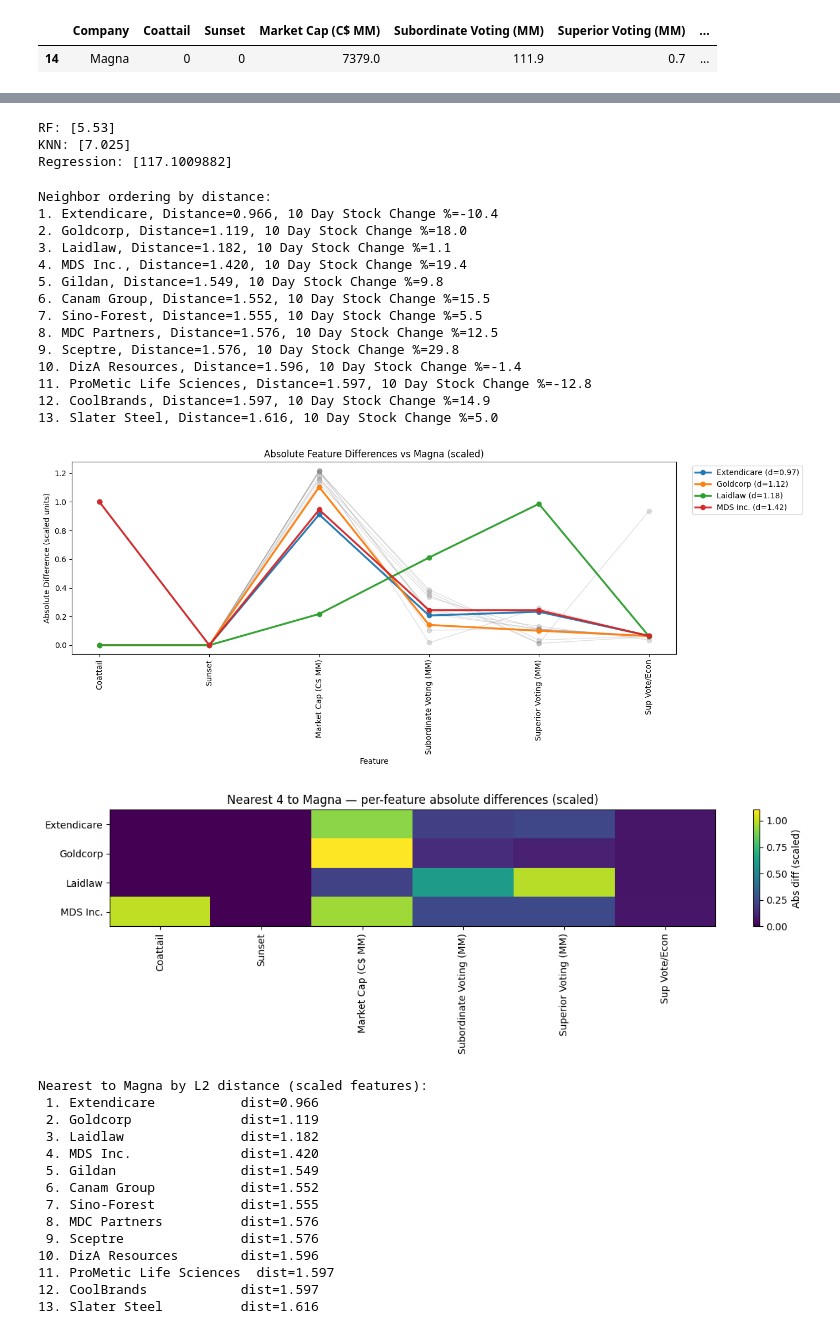
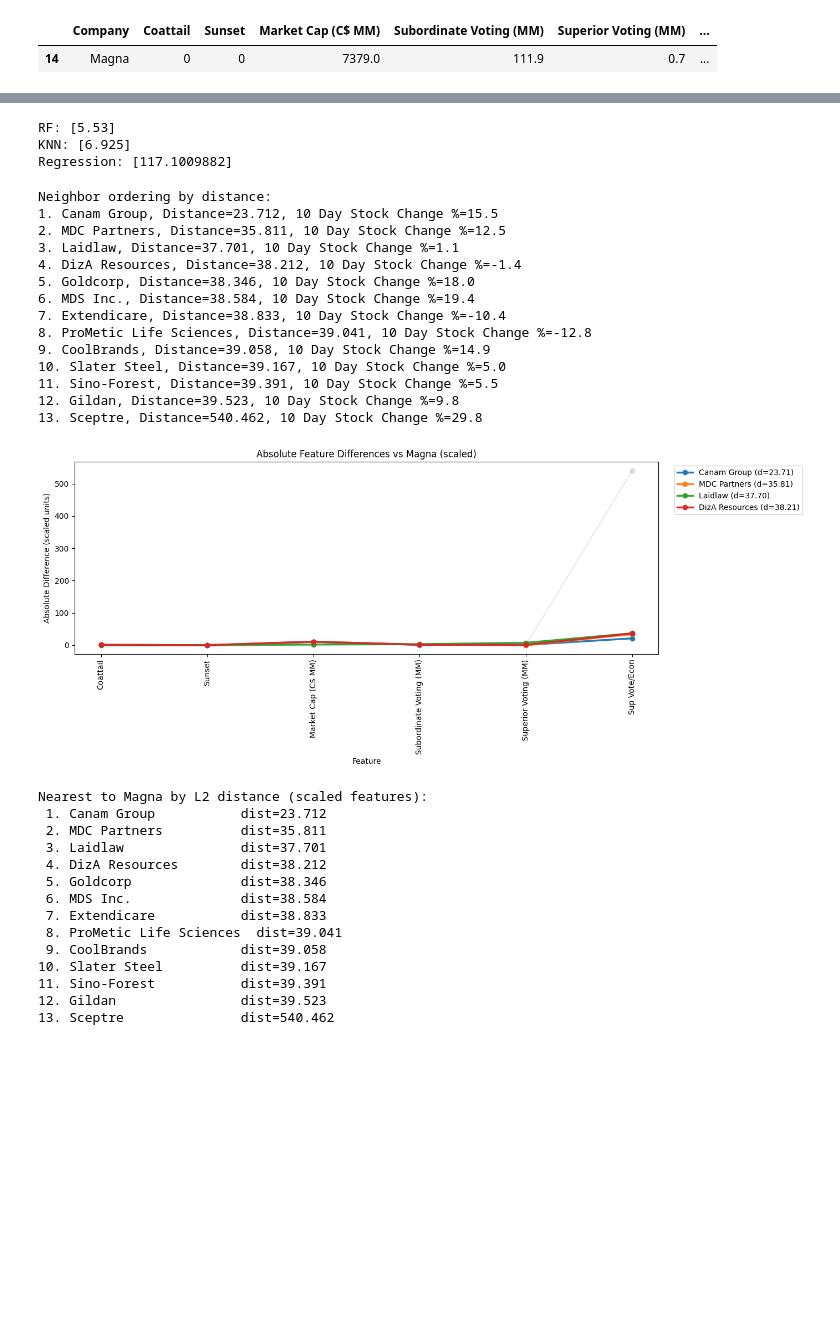
Before and after one commit to rohank36/fine490_case2, a Jupyter notebook: analysis.ipynb, the cells around one changed output, grey strips where cells are left out. Saved outputs shown, nothing was run; the diff lists cells and outputs as text; code cells hidden in the pictures; blank space fills up the shorter version.

```diff
--- a/analysis.ipynb
+++ b/analysis.ipynb
@@ -173,5 +173,7 @@ from sklearn.preprocessing import MinMaxScaler, RobustScaler
 # %%
-scaler = MinMaxScaler()
+#scaler = MinMaxScaler()
+scaler = RobustScaler()
+#scaler = StandardScaler()
 X_scaled = scaler.fit_transform(X)
 X_scaled = pd.DataFrame(X_scaled, columns=X.columns)
 # %%
@@ -415,7 +422,7 @@ print(f"KNN: {knn_pred}")
 print(f"Regression: {reg_pred}")
 # %% [output]
 RF: [5.53]
-KNN: [7.025]
+KNN: [6.925]
 Regression: [117.1009882]
 # %%
 distances, indices = knn_model.kneighbors(MAGNA_SCALED, n_neighbors=len(X_scaled))
@@ -425,19 +432,19 @@ for rank, (idx, dist) in enumerate(zip(indices[0], distances[0]), start=1):
     print(f"{rank}. {data.iloc[idx]['Company']}, Distance={dist:.3f}, 10 Day Stock Change %={Y.iloc[idx]}")
 # %% [output]
 Neighbor ordering by distance:
-1. Extendicare, Distance=0.966, 10 Day Stock Change %=-10.4
-2. Goldcorp, Distance=1.119, 10 Day Stock Change %=18.0
-3. Laidlaw, Distance=1.182, 10 Day Stock Change %=1.1
-4. MDS Inc., Distance=1.420, 10 Day Stock Change %=19.4
-5. Gildan, Distance=1.549, 10 Day Stock Change %=9.8
-6. Canam Group, Distance=1.552, 10 Day Stock Change %=15.5
-7. Sino-Forest, Distance=1.555, 10 Day Stock Change %=5.5
-8. MDC Partners, Distance=1.576, 10 Day Stock Change %=12.5
-9. Sceptre, Distance=1.576, 10 Day Stock Change %=29.8
-10. DizA Resources, Distance=1.596, 10 Day Stock Change %=-1.4
-11. ProMetic Life Sciences, Distance=1.597, 10 Day Stock Change %=-12.8
-12. CoolBrands, Distance=1.597, 10 Day Stock Change %=14.9
-13. Slater Steel, Distance=1.616, 10 Day Stock Change %=5.0
+1. Canam Group, Distance=23.712, 10 Day Stock Change %=15.5
+2. MDC Partners, Distance=35.811, 10 Day Stock Change %=12.5
+3. Laidlaw, Distance=37.701, 10 Day Stock Change %=1.1
+4. DizA Resources, Distance=38.212, 10 Day Stock Change %=-1.4
+5. Goldcorp, Distance=38.346, 10 Day Stock Change %=18.0
+6. MDS Inc., Distance=38.584, 10 Day Stock Change %=19.4
+7. Extendicare, Distance=38.833, 10 Day Stock Change %=-10.4
+8. ProMetic Life Sciences, Distance=39.041, 10 Day Stock Change %=-12.8
+9. CoolBrands, Distance=39.058, 10 Day Stock Change %=14.9
+10. Slater Steel, Distance=39.167, 10 Day Stock Change %=5.0
+11. Sino-Forest, Distance=39.391, 10 Day Stock Change %=5.5
+12. Gildan, Distance=39.523, 10 Day Stock Change %=9.8
+13. Sceptre, Distance=540.462, 10 Day Stock Change %=29.8
 # %%
 # --- Absolute differences vs Magna (in scaled feature space) ---
 # Make sure MAGNA_SCALED is a single-row DataFrame aligned to X.columns (you already have this)
@@ -453,60 +460,47 @@ neighbor_rank = l2_dist.sort_values()
 # Pick how many nearest neighbors to highlight
 TOP_K = 4
 topk_idx = neighbor_rank.index[:TOP_K]
 
 # --- Plot: spaghetti lines by feature, highlight nearest neighbors ---
 fig, ax = plt.subplots(figsize=(14, 6))
 
 # Plot all companies faintly
 for idx in abs_diffs.index:
     ax.plot(abs_diffs.columns, abs_diffs.loc[idx].values,
             marker="o", linewidth=1, alpha=0.25, color="gray")
 
 # Highlight the TOP_K nearest neighbors with labels
 for idx in topk_idx:
     ax.plot(abs_diffs.columns, abs_diffs.loc[idx].values,
             marker="o", linewidth=2.5, alpha=0.95,
             label=f"{data.loc[idx, 'Company']} (d={neighbor_rank.loc[idx]:.2f})")
 
 ax.set_title("Absolute Feature Differences vs Magna (scaled)")
 ax.set_xlabel("Feature")
-ax.set_ylabel("Absolute Difference (scaled units)")  # MinMax-scaled in your code
+ax.set_ylabel("Absolute Difference (scaled units)")
 plt.xticks(rotation=90)
 plt.legend(bbox_to_anchor=(1.02, 1), loc='upper left')
 plt.tight_layout()
 plt.show()
 
-# --- (Optional) Heatmap for the TOP_K nearest neighbors ---
-fig, ax = plt.subplots(figsize=(12, 0.5 * TOP_K + 2))
-im = ax.imshow(abs_diffs.loc[topk_idx, :], aspect="auto")
-ax.set_yticks(range(len(topk_idx)))
-ax.set_yticklabels(data.loc[topk_idx, "Company"])
-ax.set_xticks(range(len(abs_diffs.columns)))
-ax.set_xticklabels(abs_diffs.columns, rotation=90)
-ax.set_title(f"Nearest {TOP_K} to Magna — per-feature absolute differences (scaled)")
-cbar = plt.colorbar(im, ax=ax)
-cbar.set_label("Abs diff (scaled)")
-plt.tight_layout()
-plt.show()
 
-# --- (Optional) print the neighbor ordering with distances ---
+# print the neighbor ordering with distances
 print("Nearest to Magna by L2 distance (scaled features):")
 for i, (idx, d) in enumerate(neighbor_rank.items(), start=1):
     print(f"{i:2d}. {data.loc[idx, 'Company']:<20}  dist={d:.3f}")
 # %% [output]
-[figure, old version]
+[figure, new version]
-[figure, removed]
 Nearest to Magna by L2 distance (scaled features):
- 1. Extendicare           dist=0.966
- 2. Goldcorp              dist=1.119
- 3. Laidlaw               dist=1.182
- 4. MDS Inc.              dist=1.420
- 5. Gildan                dist=1.549
- 6. Canam Group           dist=1.552
- 7. Sino-Forest           dist=1.555
- 8. MDC Partners          dist=1.576
- 9. Sceptre               dist=1.576
-10. DizA Resources        dist=1.596
-11. ProMetic Life Sciences  dist=1.597
-12. CoolBrands            dist=1.597
-13. Slater Steel          dist=1.616
+ 1. Canam Group           dist=23.712
+ 2. MDC Partners          dist=35.811
+ 3. Laidlaw               dist=37.701
+ 4. DizA Resources        dist=38.212
+ 5. Goldcorp              dist=38.346
+ 6. MDS Inc.              dist=38.584
+ 7. Extendicare           dist=38.833
+ 8. ProMetic Life Sciences  dist=39.041
+ 9. CoolBrands            dist=39.058
+10. Slater Steel          dist=39.167
+11. Sino-Forest           dist=39.391
+12. Gildan                dist=39.523
+13. Sceptre               dist=540.462
```
Also changed, not shown: parts of 12 cells of this notebook.
